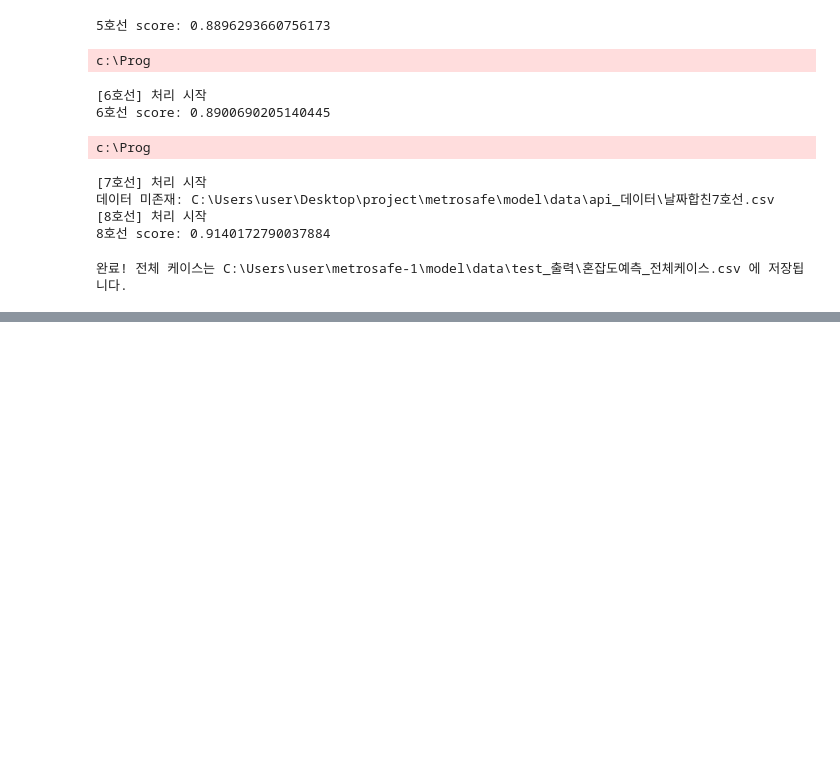
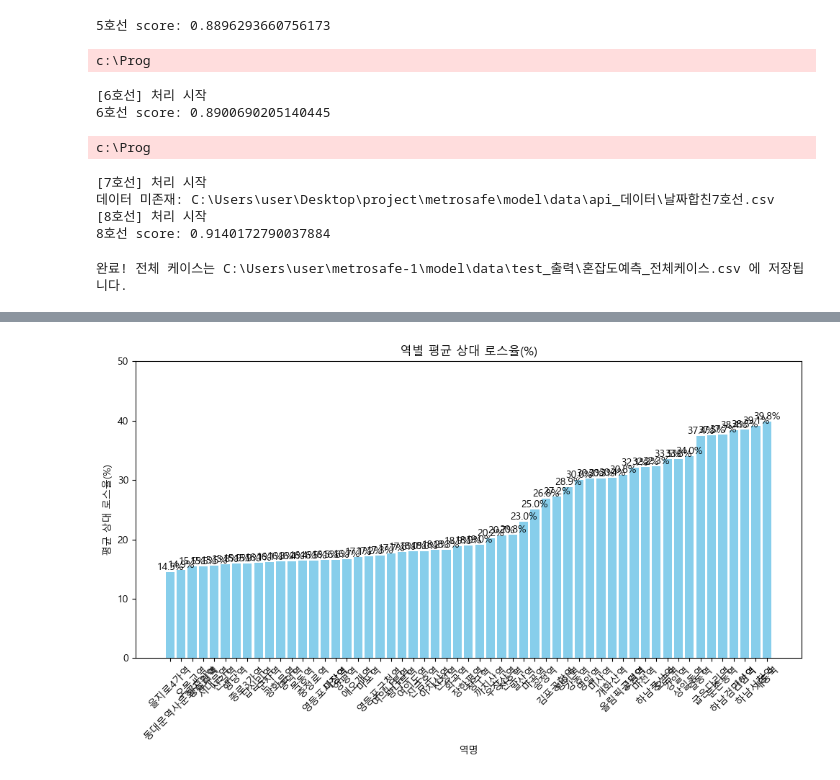
Before and after one commit to itworksforwhat/metrosafe, a Jupyter notebook: model/train/last_model_train_yeseop.ipynb, the cells around one changed output, grey strips where cells are left out. Saved outputs shown, nothing was run; the diff lists cells and outputs as text; code cells hidden in the pictures; blank space fills up the shorter version.

```diff
--- a/model/train/last_model_train_yeseop.ipynb
+++ b/model/train/last_model_train_yeseop.ipynb
@@ -246,0 +566,98 @@ plt.show()
+# %%
+import pandas as pd
+import ast
+import matplotlib.pyplot as plt
+import numpy as np
+
+plt.rcParams["font.family"] = "Malgun Gothic"
+plt.rcParams["axes.unicode_minus"] = False
+
+# 파일 경로
+real_path = r"C:\Users\user\metrosafe\model\data\api_데이터\날짜합친5호선.csv"
+pred_path = (
+    r"C:\Users\user\metrosafe\model\data\ai_출력\5호선_혼잡도예측_전체케이스.csv"
+)
+loss_path = r"C:\Users\user\metrosafe\model\loss2/5호선_loss_result.csv"
+
+# 데이터 불러오기
+real_df = pd.read_csv(real_path, encoding="euc-kr")
+pred_df = pd.read_csv(pred_path, encoding="utf-8-sig")
+
+# [수정] 실제 데이터에 '평일주말' 컬럼 생성 (영문 요일에 맞게!)
+weekday_map = {"MON": 0, "TUE": 1, "WED": 2, "THU": 3, "FRI": 4, "SAT": 5, "SUN": 6}
+real_df["요일num"] = real_df["요일"].map(weekday_map)
+real_df["평일주말"] = real_df["요일num"].apply(lambda x: 0 if x < 5 else 1)
+
+
+# 비교 key 생성
+def make_key(df):
+    return (
+        df["역명"].astype(str)
+        + "_"
+        + df["시간"].astype(str)
+        + "_"
+        + df["상하행"].astype(str)
+        + "_"
+        + df["평일주말"].astype(str)
+    )
+
+
+real_df["key"] = make_key(real_df)
+pred_df["key"] = make_key(pred_df)
+
+# 비교할 칸 번호(예: 1번칸, 0-indexed)
+car_idx = 0
+real_df["실제칸값"] = real_df["congestionCar"].apply(
+    lambda x: ast.literal_eval(x)[car_idx]
+)
+pred_df["예측칸값"] = pred_df["혼잡도리스트"].apply(
+    lambda x: ast.literal_eval(x)[car_idx]
+)
+
+# inner join
+merge = pd.merge(
+    real_df[["호선", "역명", "요일", "시간", "분", "상하행", "key", "실제칸값"]],
+    pred_df[["key", "예측칸값"]],
+    how="inner",
+    on="key",
+)
+
+
+# 로스율 계산 함수 (이미 단일값이므로 리스트 파싱 필요 없음)
+def relative_loss(row):
+    real = row["실제칸값"]
+    pred = row["예측칸값"]
+    mod_real = real if real != 0 else 1
+    loss = abs(pred - real) / mod_real * 100
+    return loss
+
+
+merge["로스율(상대)_1칸"] = merge.apply(relative_loss, axis=1)
+
+# 결과 저장
+merge.to_csv(loss_path, index=False, encoding="euc-kr")
+
+# 역별 평균 상대 로스율 집계
+df = pd.read_csv(loss_path, encoding="euc-kr")
+station_loss = df.groupby("역명")["로스율(상대)_1칸"].mean().sort_values()
+
+# 바 차트 시각화 (역명 기울이기)
+plt.figure(figsize=(10, 6))
+bars = plt.bar(station_loss.index, station_loss.values, color="skyblue")
+plt.title("역별 평균 상대 로스율(%)")
+plt.xlabel("역명")
+plt.ylabel("평균 상대 로스율(%)")
+plt.ylim(0, max(50, station_loss.max() + 5))
+for bar in bars:
+    plt.text(
+        bar.get_x() + bar.get_width() / 2,
+        bar.get_height(),
+        f"{bar.get_height():.1f}%",
+        ha="center",
+        va="bottom",
+    )
+plt.xticks(rotation=45)  # 역명 겹침 방지, 45도 기울임
+plt.tight_layout()
+plt.show()
+# %% [output]
+[figure, added]
```
Also changed, not shown: parts of 8 cells of this notebook, 8 other files.
